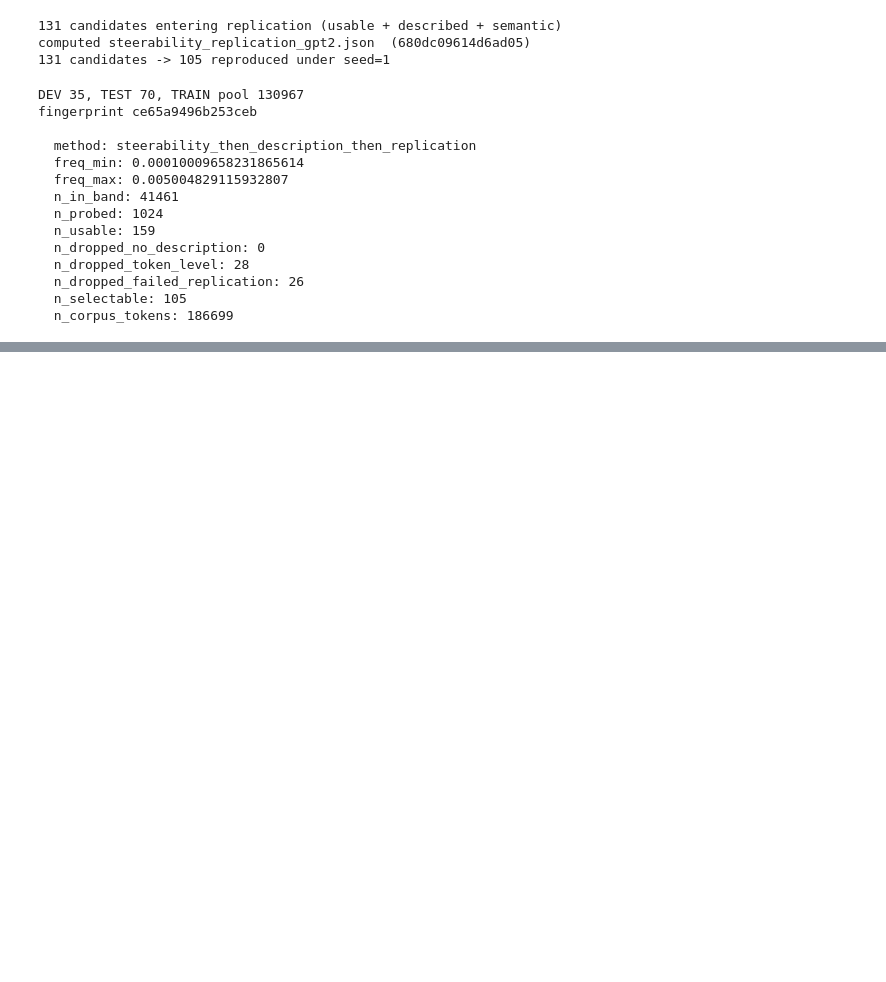
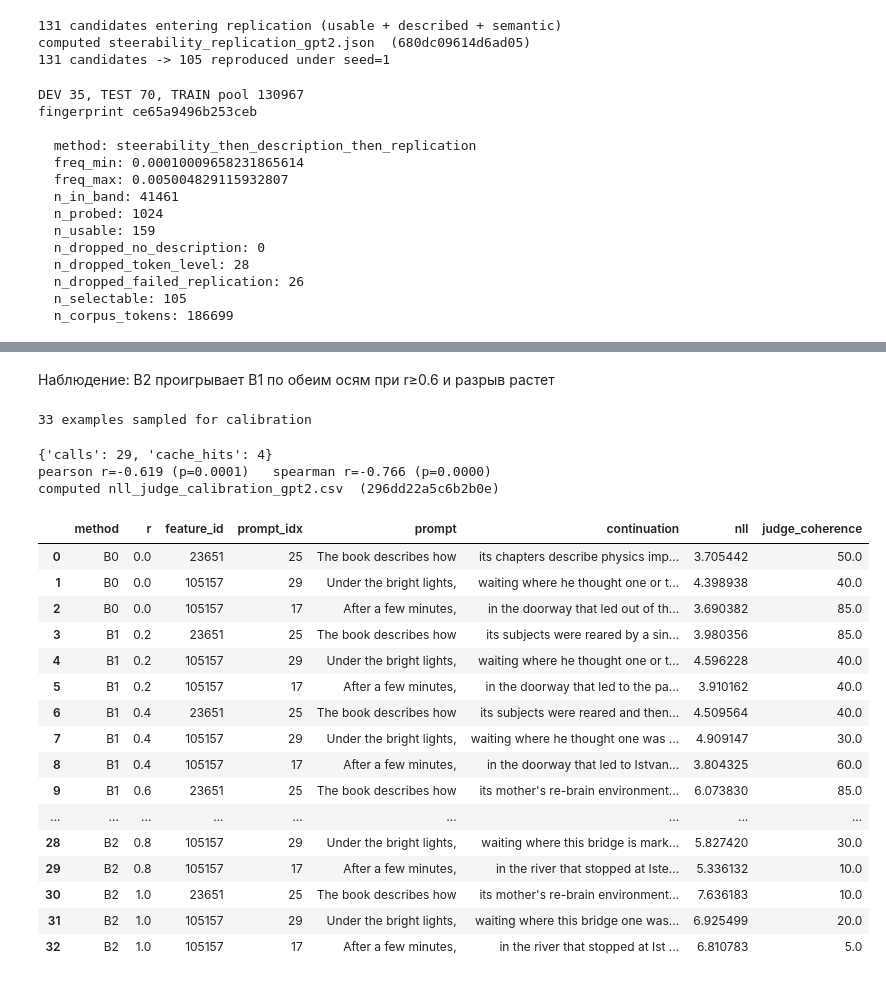
Before and after one commit to bborisggg/steering-mvp, a Jupyter notebook: notebooks/01_baseline.ipynb, the cells around one changed output, grey strips where cells are left out. Saved outputs shown, nothing was run; the diff lists cells and outputs as text; code cells hidden in the pictures; blank space fills up the shorter version.

Commit message:
Steps 3-6: DEV sweep + judge calibration, corruption/denoiser training infra, D4 selected via two-seed comparison, pool-size check

```diff
--- a/notebooks/01_baseline.ipynb
+++ b/notebooks/01_baseline.ipynb
@@ -414,0 +417,6 @@ fingerprint ce65a9496b253ceb
+# %%
+from steering import judge
+
+split = vectors.load_split(io.RESULTS / "feature_splits_gpt2.json")
+dev_directions = vectors.steering_directions(sae, split.dev)
+print(f"{len(split.dev)} DEV concepts, split fingerprint {split.fingerprint()}")
@@ -414,0 +497,51 @@ fingerprint ce65a9496b253ceb
+# %% [markdown]
+Наблюдение: B2 проигрывает B1 по обеим осям при r≥0.6 и разрыв растет
+# %%
+rng_seed = 0
+calibration_df = pd.concat(
+    [g.sample(n=min(3, len(g)), random_state=rng_seed) for _, g in detail_df.groupby(["method", "r"])],
+    ignore_index=True,
+)
+print(f"{len(calibration_df)} examples sampled for calibration")
+
+j = judge.OllamaJudge(cache_dir=io.ARTIFACTS / "judge_cache")
+calibration_df["judge_coherence"] = j.score_many(
+    calibration_df["prompt"].tolist(), calibration_df["continuation"].tolist(),
+    rubric="coherence", progress=True,
+)
+print(j.stats())
+
+from scipy import stats as scipy_stats
+
+valid = calibration_df["nll"].notna() & calibration_df["judge_coherence"].notna()
+pear_r, pear_p = scipy_stats.pearsonr(calibration_df.loc[valid, "nll"], calibration_df.loc[valid, "judge_coherence"])
+spear_r, spear_p = scipy_stats.spearmanr(calibration_df.loc[valid, "nll"], calibration_df.loc[valid, "judge_coherence"])
+print(f"pearson r={pear_r:.3f} (p={pear_p:.4f})   spearman r={spear_r:.3f} (p={spear_p:.4f})")
+# expect NEGATIVE correlation: higher NLL (less predictable text) should mean lower judge coherence
+
+io.run_or_load("nll_judge_calibration_gpt2",
+               {"model": "gpt2", "n_examples": len(calibration_df), "seed": rng_seed,
+                "rubric": "coherence", "judge_model": j.model, "version": 1},
+               lambda: calibration_df)
+# %% [output]
+33 examples sampled for calibration
+{'calls': 29, 'cache_hits': 4}
+pearson r=-0.619 (p=0.0001)   spearman r=-0.766 (p=0.0000)
+computed nll_judge_calibration_gpt2.csv  (296dd22a5c6b2b0e)
+|  | method | r | feature_id | prompt_idx | prompt | continuation | nll | judge_coherence |
+| 0 | B0 | 0.0 | 23651 | 25 | The book describes how | its chapters describe physics imp... | 3.705442 | 50.0 |
+| 1 | B0 | 0.0 | 105157 | 29 | Under the bright lights, | waiting where he thought one or t... | 4.398938 | 40.0 |
+| 2 | B0 | 0.0 | 105157 | 17 | After a few minutes, | in the doorway that led out of th... | 3.690382 | 85.0 |
+| 3 | B1 | 0.2 | 23651 | 25 | The book describes how | its subjects were reared by a sin... | 3.980356 | 85.0 |
+| 4 | B1 | 0.2 | 105157 | 29 | Under the bright lights, | waiting where he thought one or t... | 4.596228 | 40.0 |
+| 5 | B1 | 0.2 | 105157 | 17 | After a few minutes, | in the doorway that led to the pa... | 3.910162 | 40.0 |
+| 6 | B1 | 0.4 | 23651 | 25 | The book describes how | its subjects were reared and then... | 4.509564 | 40.0 |
+| 7 | B1 | 0.4 | 105157 | 29 | Under the bright lights, | waiting where he thought one was ... | 4.909147 | 30.0 |
+| 8 | B1 | 0.4 | 105157 | 17 | After a few minutes, | in the doorway that led to Istvan... | 3.804325 | 60.0 |
+| 9 | B1 | 0.6 | 23651 | 25 | The book describes how | its mother's re-brain environment... | 6.073830 | 85.0 |
+| ... | ... | ... | ... | ... | ... | ... | ... | ... |
+| 28 | B2 | 0.8 | 105157 | 29 | Under the bright lights, | waiting where this bridge is mark... | 5.827420 | 30.0 |
+| 29 | B2 | 0.8 | 105157 | 17 | After a few minutes, | in the river that stopped at Iste... | 5.336132 | 10.0 |
+| 30 | B2 | 1.0 | 23651 | 25 | The book describes how | its mother's re-brain environment... | 7.636183 | 10.0 |
+| 31 | B2 | 1.0 | 105157 | 29 | Under the bright lights, | waiting where this bridge one was... | 6.925499 | 20.0 |
+| 32 | B2 | 1.0 | 105157 | 17 | After a few minutes, | in the river that stopped at Ist ... | 6.810783 | 5.0 |
```
Also changed, not shown: parts of 4 cells of this notebook, 20 other files.
